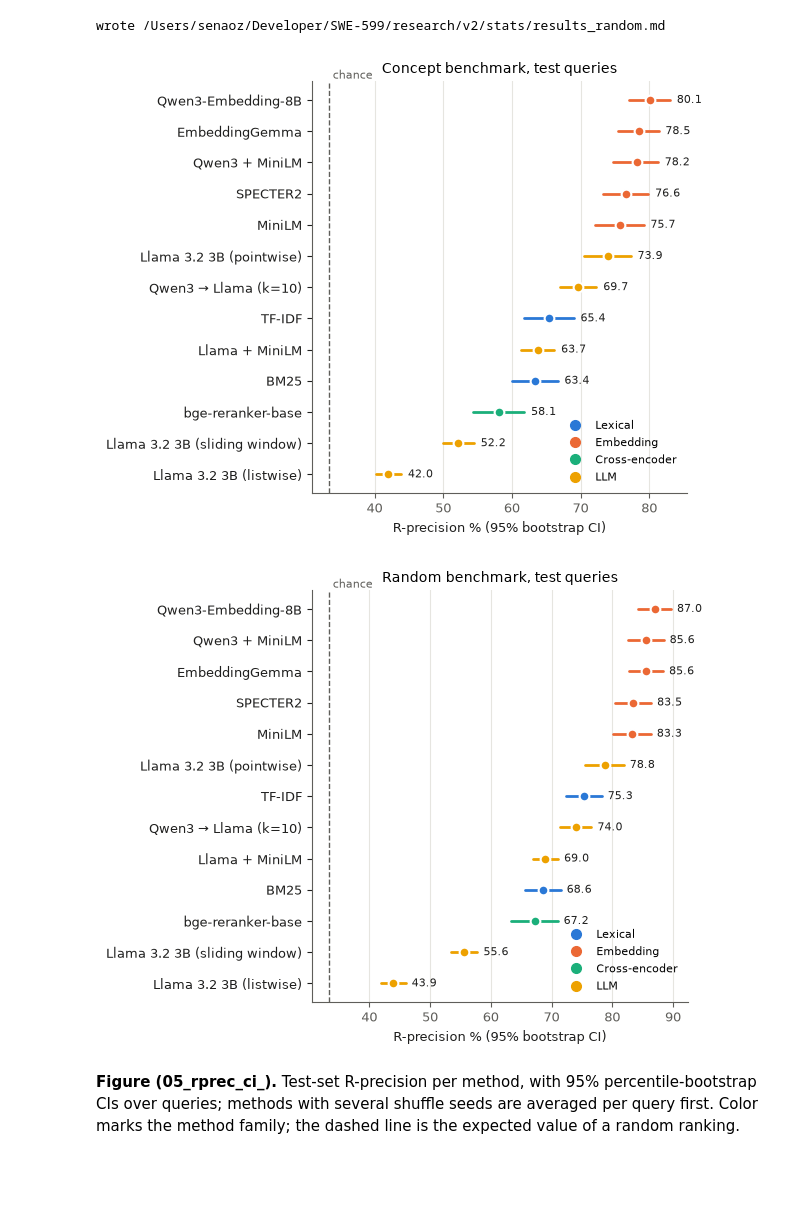
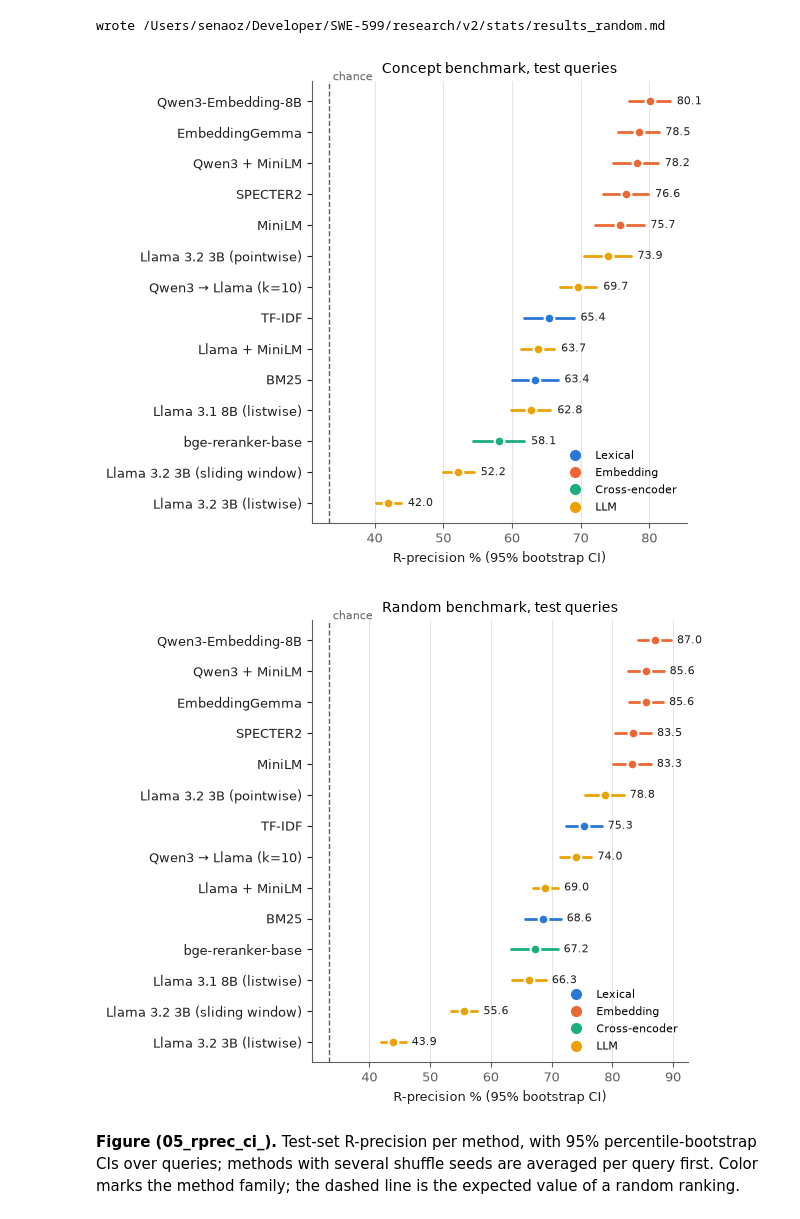
Before and after one commit to senaoz/SWE-599, a Jupyter notebook: research/v2/05_stats.ipynb, the cells around one changed output. Drawn from its saved outputs; the diff is of its cells as text; code cells hidden in the pictures; blank space fills up the shorter version.

Commit message:
Add 8B scale check to stats notebook

```diff
--- a/research/v2/05_stats.ipynb
+++ b/research/v2/05_stats.ipynb
@@ -44,17 +44,27 @@ pairs = [(a.format(k=C["stage1_k"]), b.format(k=C["stage1_k"])) for a, b in PAIR
 OUT = RESEARCH / "v2" / "stats"
 OUT.mkdir(exist_ok=True)
 # %%
+# Llama 3.1 8B (scale check, added 2026-10-21) is scored apart: its own bootstrap and its own Holm
+# family, so the CIs and p-values of the 13 original methods stay exactly as first reported.
+EXTRA = ["llama8b"]
+EXTRA_PAIRS = [("llama8b", "qwen"), ("llama8b", "llama")]
 tables = {}
 for bench in BENCHES:
     df = load_runs(bench, TAG, split=SPLIT)
-    pq = per_query(df)
+    main = df[~df["method"].isin(EXTRA)]
+    pq = per_query(main)
     chance = chance_levels(select_sets(load_eval_sets(bench), SPLIT))
     tables[bench] = {"methods": method_table(pq, chance), "spread": seed_spread(df),
                      "tests": pairwise_tests(pq, [p for p in pairs if {*p} <= set(pq["method"])])}
+    if set(EXTRA) <= set(df["method"]):
+        tables[bench]["extra"] = method_table(per_query(df[df["method"].isin(EXTRA)]))
+        tables[bench]["extra_tests"] = pairwise_tests(per_query(df), EXTRA_PAIRS)
     print(f"=== {bench}  ({TAG}, {SPLIT})")
     display(tables[bench]["methods"])
+    display(tables[bench].get("extra"))
     display(tables[bench]["spread"][tables[bench]["spread"]["seeds"] > 1])
     display(tables[bench]["tests"])
+    display(tables[bench].get("extra_tests"))
 # %% [output]
 === concept  (tac_600_1500, test)
 |  | method | queries | mrr | mrr_lo | mrr_hi | rprec | rprec_lo | rprec_hi | ndcg | ndcg_lo | ndcg_hi | ... |
@@ -145,6 +171,16 @@ def fmt(t):
     lines += ["", "| Comparison | Metric | Mean difference | p (Holm) |", "|---|---|---|---|"]
     for _, r in t["tests"].iterrows():
         lines.append(f"| {r['a']} vs {r['b']} | {r['metric']} | {r['mean_diff']:+.3f} | {r['p_holm']:.2g} |")
+    if "extra" in t:
+        lines += ["", "Scale check (Llama 3.1 8B, added 2026-10-21): own bootstrap; Holm within these rows only.", "",
+                  "| Method | Seeds | R-precision % [95% CI] | MRR [95% CI] | nDCG@n | AP |", "|---|---|---|---|---|---|"]
+        seeds = t["spread"].set_index("method")["seeds"]
+        for _, r in t["extra"].iterrows():
+            lines.append(f"| {r['method']} | {seeds.get(r['method'], 1)} | {r['rprec']:.1f} [{r['rprec_lo']:.1f}, {r['rprec_hi']:.1f}] "
+                         f"| {r['mrr']:.3f} [{r['mrr_lo']:.3f}, {r['mrr_hi']:.3f}] | {r['ndcg']:.3f} | {r['ap']:.3f} |")
+        lines += ["", "| Comparison | Metric | Mean difference | p (Holm, this family) |", "|---|---|---|---|"]
+        for _, r in t["extra_tests"].iterrows():
+            lines.append(f"| {r['a']} vs {r['b']} | {r['metric']} | {r['mean_diff']:+.3f} | {r['p_holm']:.2g} |")
     return "\n".join(lines)
 
 for bench, t in tables.items():
@@ -156,10 +192,11 @@ wrote /Users/senaoz/Developer/SWE-599/research/v2/stats/results_random.md
 # %%
 from src.figures import fig_bench_compare, fig_forest
 for bench, t in tables.items():
-    save(fig_forest(t["methods"], bench), f"05_rprec_ci_{bench}")
+    m = pd.concat([t["methods"], t["extra"]]).sort_values("rprec", ascending=False) if "extra" in t else t["methods"]
+    save(fig_forest(m, bench), f"05_rprec_ci_{bench}")
 # %% [output]
-[figure, old version]
+[figure, new version]
-[figure, old version]
+[figure, new version]
 # %% [markdown]
 **Figure (05_rprec_ci_<bench>).** Test-set R-precision per method, with 95% percentile-bootstrap CIs over queries; methods with several shuffle seeds are averaged per query first. Color marks the method family; the dashed line is the expected value of a random ranking.
 # %%
```
Also changed, not shown: parts of 1 cell of this notebook, 9 other files.
